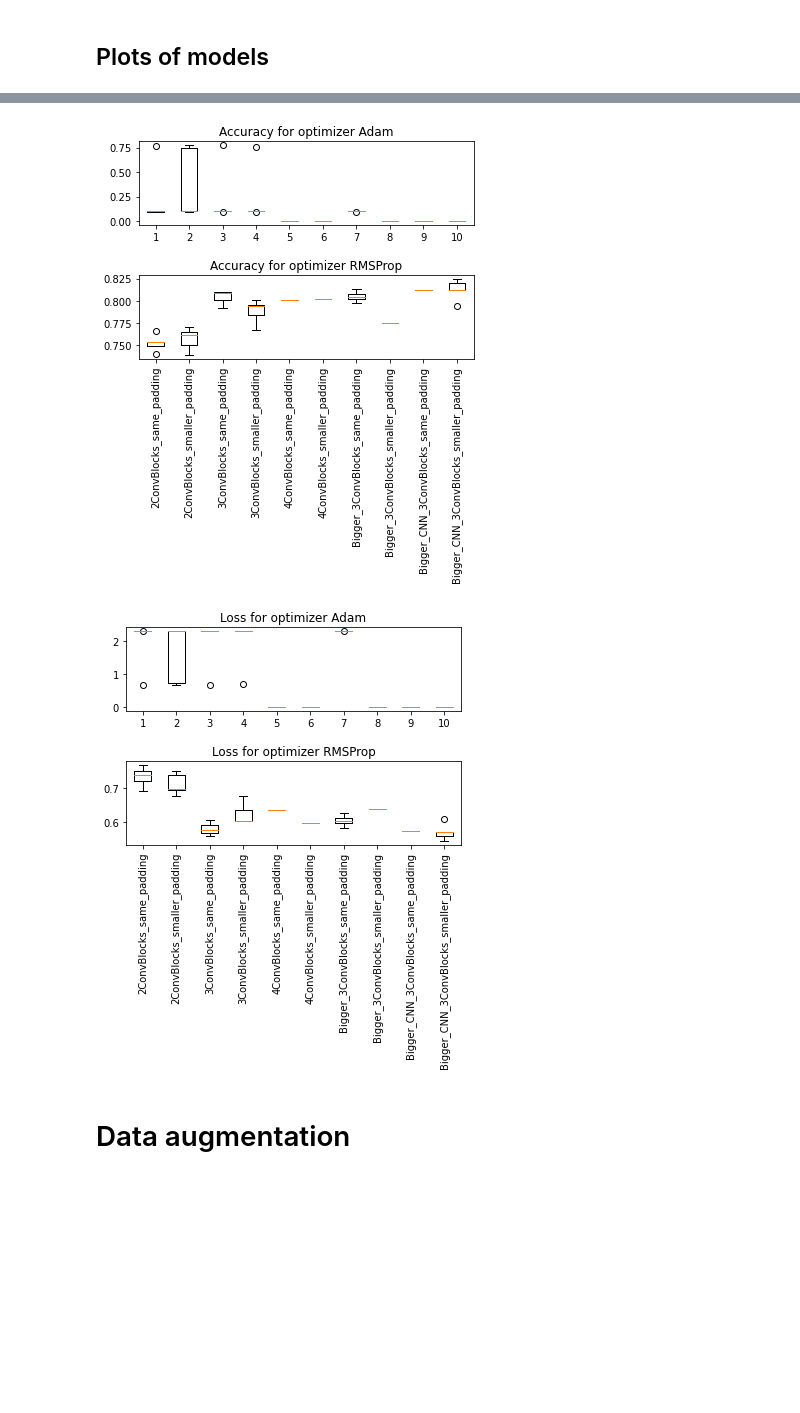
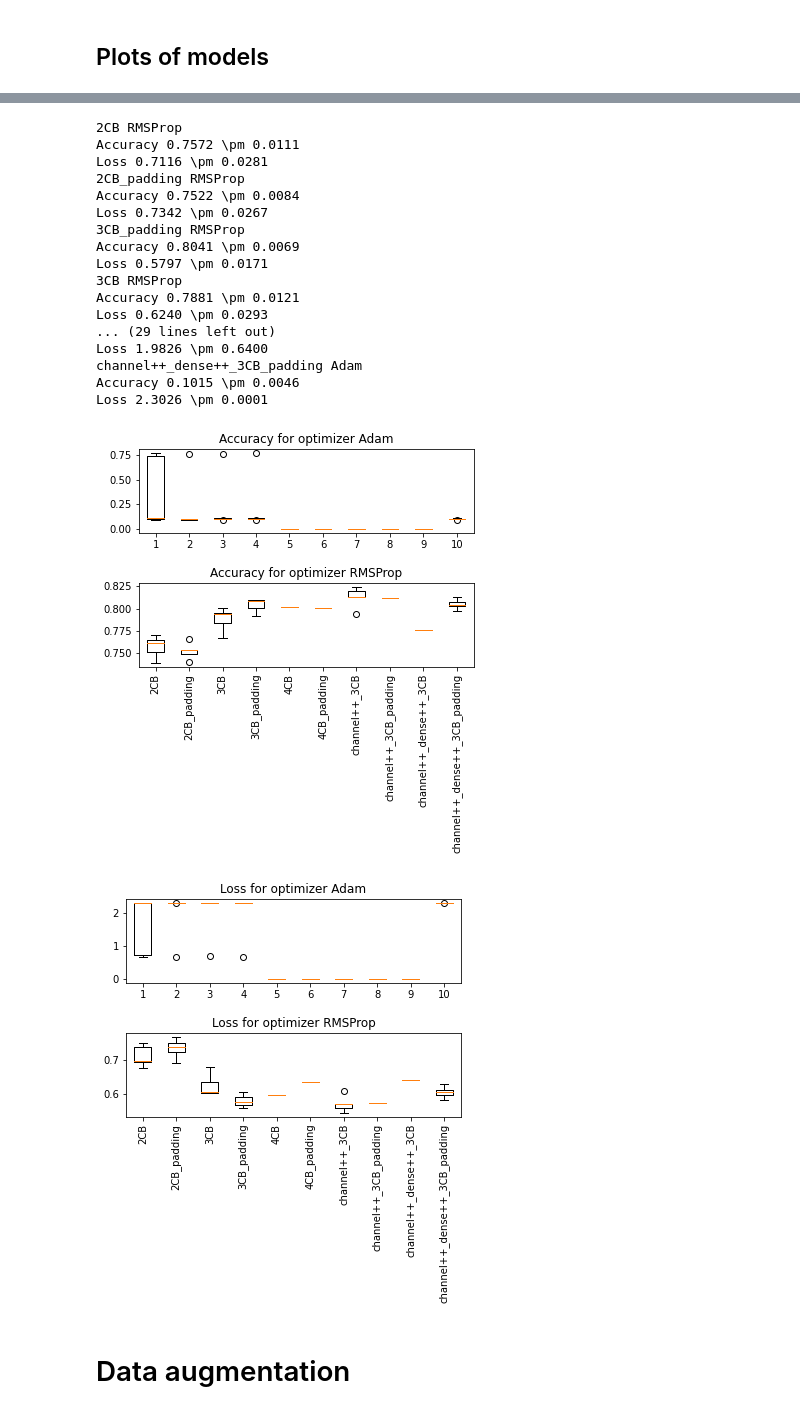
Before and after one commit to MakowToms/DeepLearning, a Jupyter notebook: cnn/from_kaggle_in_keras.ipynb, the cells around one changed output, grey strips where cells are left out. Cells and saved outputs as stored; diff of their text form; code cells hidden in the pictures; blank space fills up the shorter version.

```diff
--- a/cnn/from_kaggle_in_keras.ipynb
+++ b/cnn/from_kaggle_in_keras.ipynb
@@ -858,6 +825,11 @@ loss = {'Adam': {}, 'RMSProp': {}}  #3
 for file_list in all_files:
   for filename in file_list:
     model_name = filename.split('-')[0]
+    model_name = model_name.replace('ConvBlocks', 'CB')
+    model_name = model_name.replace('same_padding', 'padding')
+    model_name = model_name.replace('_smaller_padding', '')
+    model_name = model_name.replace('Bigger_CNN', 'channel++')
+    model_name = model_name.replace('Bigger', 'channel++_dense++')
     opt_name = filename.split('-')[1]
     with open(directory + filename, 'rb') as f:
       history = pickle.load(f)
@@ -866,37 +838,57 @@ for file_list in all_files:
       for i in range(len(history)):
         a.append(history[i][1][-6])
         l.append(history[i][3][-6])
+      print(model_name, opt_name)
+      print(f'Accuracy {np.mean(np.array(a)):0.04f} \pm {np.std(np.array(a)):0.04f}')
+      print(f'Loss {np.mean(np.array(l)):0.04f} \pm {np.std(np.array(l)):0.04f}')
       if len(a) < n:
         # if too few samples - append samples with mean
         a = a + [sum(a)/len(a)] * (n - len(a))
         l = l + [sum(l)/len(l)] * (n - len(l))
         acc['Adam'][model_name] = [0] * n
         loss['Adam'][model_name] = [0] * n
       acc[opt_name][model_name] = a
       loss[opt_name][model_name] = l
 
 measures = [acc, loss]
 measure_names = ['Accuracy', 'Loss']
 for index in range(2):
   plt.subplots(2, 1)
   plt.subplots_adjust(hspace=0.6)
   for i, opt_name in enumerate(acc.keys()):
     plt.subplot(2, 1, i+1)
     data = measures[index][opt_name]
     data = pd.DataFrame(data)
     data = data.reindex(natsorted(data.columns), axis=1)
     labels = data.columns
     plt.boxplot(np.array(data))
     plt.title(f'{measure_names[index]} for optimizer {opt_name}')
   ax = plt.gca()
   ax.set_xticklabels(labels=labels, rotation=90)
   plt.show()
 
 # plt.savefig("plots/activations/{0}_{1}_loss_boxplot.png".format(dataset.name, dataset.size),
 #             dpi=100, bbox_inches="tight")
 # %% [output]
+2CB RMSProp
+Accuracy 0.7572 \pm 0.0111
+Loss 0.7116 \pm 0.0281
+2CB_padding RMSProp
+Accuracy 0.7522 \pm 0.0084
+Loss 0.7342 \pm 0.0267
+3CB_padding RMSProp
+Accuracy 0.8041 \pm 0.0069
+Loss 0.5797 \pm 0.0171
+3CB RMSProp
+Accuracy 0.7881 \pm 0.0121
+Loss 0.6240 \pm 0.0293
+... (29 lines left out)
+Loss 1.9826 \pm 0.6400
+channel++_dense++_3CB_padding Adam
+Accuracy 0.1015 \pm 0.0046
+Loss 2.3026 \pm 0.0001
-[figure, old version]
+[figure, new version]
-[figure, old version]
+[figure, new version]
 # %% [markdown]
 # Data augmentation
 # %% [markdown]
```
Also changed, not shown: parts of 18 cells of this notebook.
